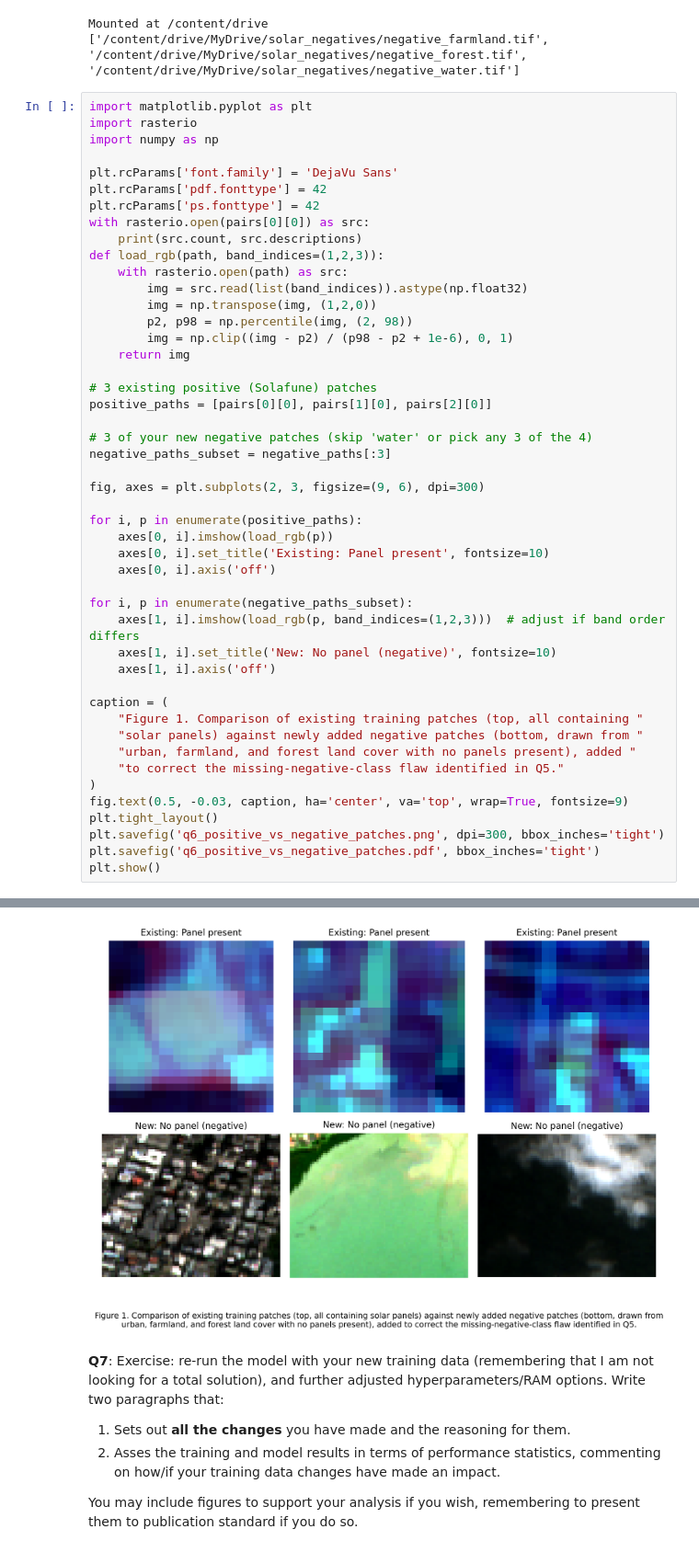
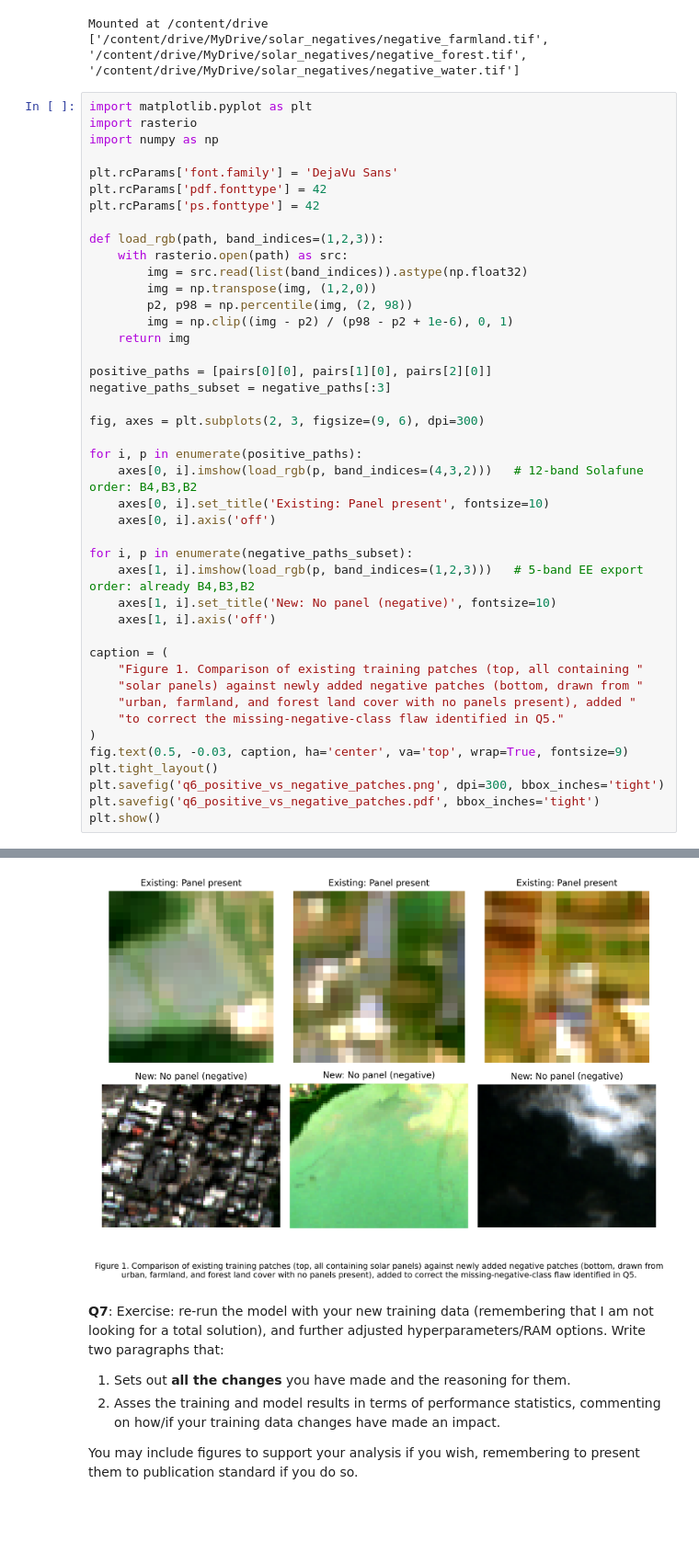
Before and after one commit to MusicalManiac/SatelliteDataAI-UOA, a Jupyter notebook: Lab-Notebooks/761_Lab4.ipynb, the cells around one changed output, grey strips where cells are left out. Shown at 92% size. Drawn from its saved outputs; the diff is of its cells as text; blank space fills up the shorter version.

```diff
--- a/Lab-Notebooks/761_Lab4.ipynb
+++ b/Lab-Notebooks/761_Lab4.ipynb
@@ -560,8 +569,7 @@ import numpy as np
 plt.rcParams['font.family'] = 'DejaVu Sans'
 plt.rcParams['pdf.fonttype'] = 42
 plt.rcParams['ps.fonttype'] = 42
-with rasterio.open(pairs[0][0]) as src:
-    print(src.count, src.descriptions)
+
 def load_rgb(path, band_indices=(1,2,3)):
     with rasterio.open(path) as src:
         img = src.read(list(band_indices)).astype(np.float32)
@@ -570,21 +578,18 @@ def load_rgb(path, band_indices=(1,2,3)):
         img = np.clip((img - p2) / (p98 - p2 + 1e-6), 0, 1)
     return img
 
-# 3 existing positive (Solafune) patches
 positive_paths = [pairs[0][0], pairs[1][0], pairs[2][0]]
-
-# 3 of your new negative patches (skip 'water' or pick any 3 of the 4)
 negative_paths_subset = negative_paths[:3]
 
 fig, axes = plt.subplots(2, 3, figsize=(9, 6), dpi=300)
 
 for i, p in enumerate(positive_paths):
-    axes[0, i].imshow(load_rgb(p))
+    axes[0, i].imshow(load_rgb(p, band_indices=(4,3,2)))   # 12-band Solafune order: B4,B3,B2
     axes[0, i].set_title('Existing: Panel present', fontsize=10)
     axes[0, i].axis('off')
 
 for i, p in enumerate(negative_paths_subset):
-    axes[1, i].imshow(load_rgb(p, band_indices=(1,2,3)))  # adjust if band order differs
+    axes[1, i].imshow(load_rgb(p, band_indices=(1,2,3)))   # 5-band EE export order: already B4,B3,B2
     axes[1, i].set_title('New: No panel (negative)', fontsize=10)
     axes[1, i].axis('off')
 
@@ -604,4 +608,4 @@ plt.show()
-[figure, old version]
+[figure, new version]
 # %% [markdown]
 **Q7**: Exercise: re-run the model with your new training data (remembering that I am not looking for a total solution), and further adjusted hyperparameters/RAM options. Write two paragraphs that:
 1. Sets out **all the changes** you have made and the reasoning for them.
```
Also changed, not shown: parts of 8 cells of this notebook.
